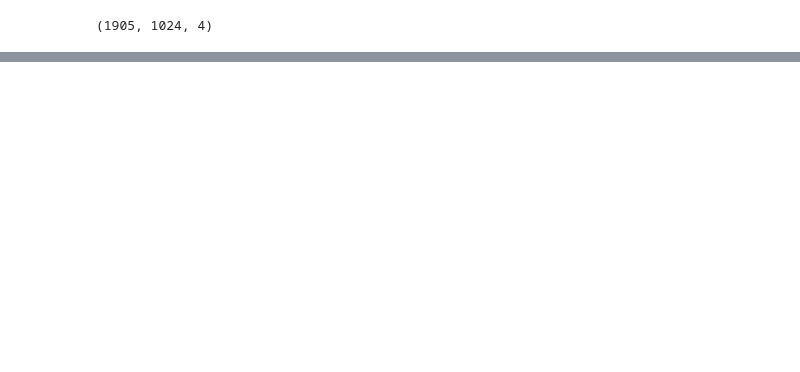
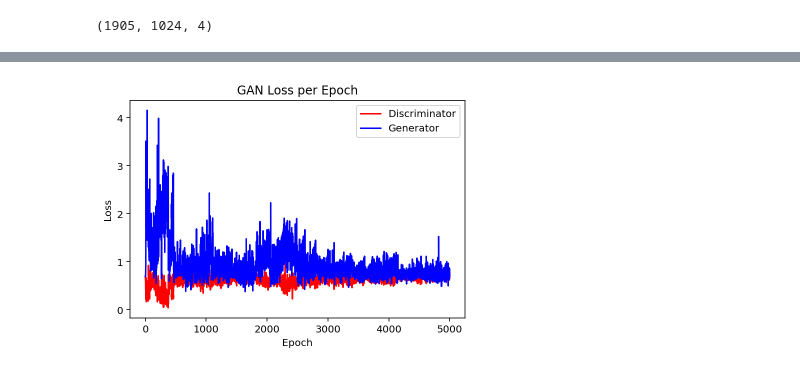
Before and after one commit to plaidScience/NESGAN-capstone, a Jupyter notebook: TestingBlegh.ipynb, the cells around one changed output, grey strips where cells are left out. Drawn from its saved outputs; the diff is of its cells as text; code cells hidden in the pictures; blank space fills up the shorter version.

Commit message:
initial training results, 5000 epochs at a batch size of 16

```diff
--- a/TestingBlegh.ipynb
+++ b/TestingBlegh.ipynb
@@ -166,7 +117,7 @@ class NESGAN:
 
     def __init__(self, rows):
         self.seq_length = rows
-        self.seq_shape = (self.seq_length, 1)
+        self.seq_shape = (self.seq_length, 4)
         self.latent_dim = 1024
         self.disc_loss = []
         self.gen_loss = []
@@ -238,20 +189,29 @@ class NESGAN:
 
             noise = tf.random.normal((batch_size, self.latent_dim), 0, 1)
 
-            gan_seqs = self.generator.predict(noise)
+            gan_result = self.generator.predict(noise)
+            gan_seqs =  np.array(gan_result)
 
-            d_loss_real = self.discriminator.train_on_batch(real_seqs, real)
-            d_loss_fake = self.discriminator.train_on_batch(gen_seqs, fake)
-            d_loss = 0.5 * np.add(d_loss_real, d_loss_fake)
+            test_seqs = np.concatenate((real_seqs, gan_seqs))
+            train_seqs = np.concatenate((real, fake))
+            test_seqs, test_labels = shuffle(test_seqs, train_seqs)
+
+            #d_loss_real = self.discriminator.train_on_batch(real_seqs, real)
+            #d_loss_fake = self.discriminator.train_on_batch(gen_seqs, fake)
+            #d_loss = 0.5 * np.add(d_loss_real, d_loss_fake)
+            d_loss = self.discriminator.train_on_batch(x=test_seqs, y=test_labels, sample_weight=None, class_weight=None, reset_metrics=True, return_dict=False)
+
 
             noise = tf.random.normal((batch_size, self.latent_dim), 0, 1)
 
             g_loss = self.combined.train_on_batch(noise, real)
+            gc.collect()
 
             if (epoch % sample_interval == 0):
                 print("%d [D loss: %f, acc.: %.2f%%] [G loss: %f]" % (epoch, d_loss[0], 100*d_loss[1], g_loss))
                 self.disc_loss.append(d_loss[0])
                 self.gen_loss.append(g_loss)
+
 
         #self.generate(notes)
         self.plot_loss()
@@ -269,7 +229,7 @@ class NESGAN:
         plt.xlabel('Epoch')
         plt.ylabel('Loss')
         plt.savefig('GAN_Loss_per_Epoch_final.png', transparent=True)
-        plt.close()
+        plt.show()
 # %%
 gan = NESGAN(rows=1024)
 # %% [output]
@@ -293,3 +260,4 @@ _________________________________________________________________
 # %%
-gan.train(itemsAll, epochs=5000, batch_size=32, sample_interval=1)
+gan.train(itemsAll, epochs=5000, batch_size=16, sample_interval=1)
+gan.plot_loss()
 # %% [output]
@@ -299,0 +288,11 @@ Function call stack:
+# %%
+plt.plot(gan.disc_loss, c='red')
+plt.plot(gan.gen_loss, c='blue')
+plt.title("GAN Loss per Epoch")
+plt.legend(['Discriminator', 'Generator'])
+plt.xlabel('Epoch')
+plt.ylabel('Loss')
+plt.savefig('GAN_Loss_per_Epoch_final.png', transparent=True)
+plt.show()
+# %% [output]
+[figure, added]
```
Also changed, not shown: parts of 11 cells of this notebook, 3 other files.
